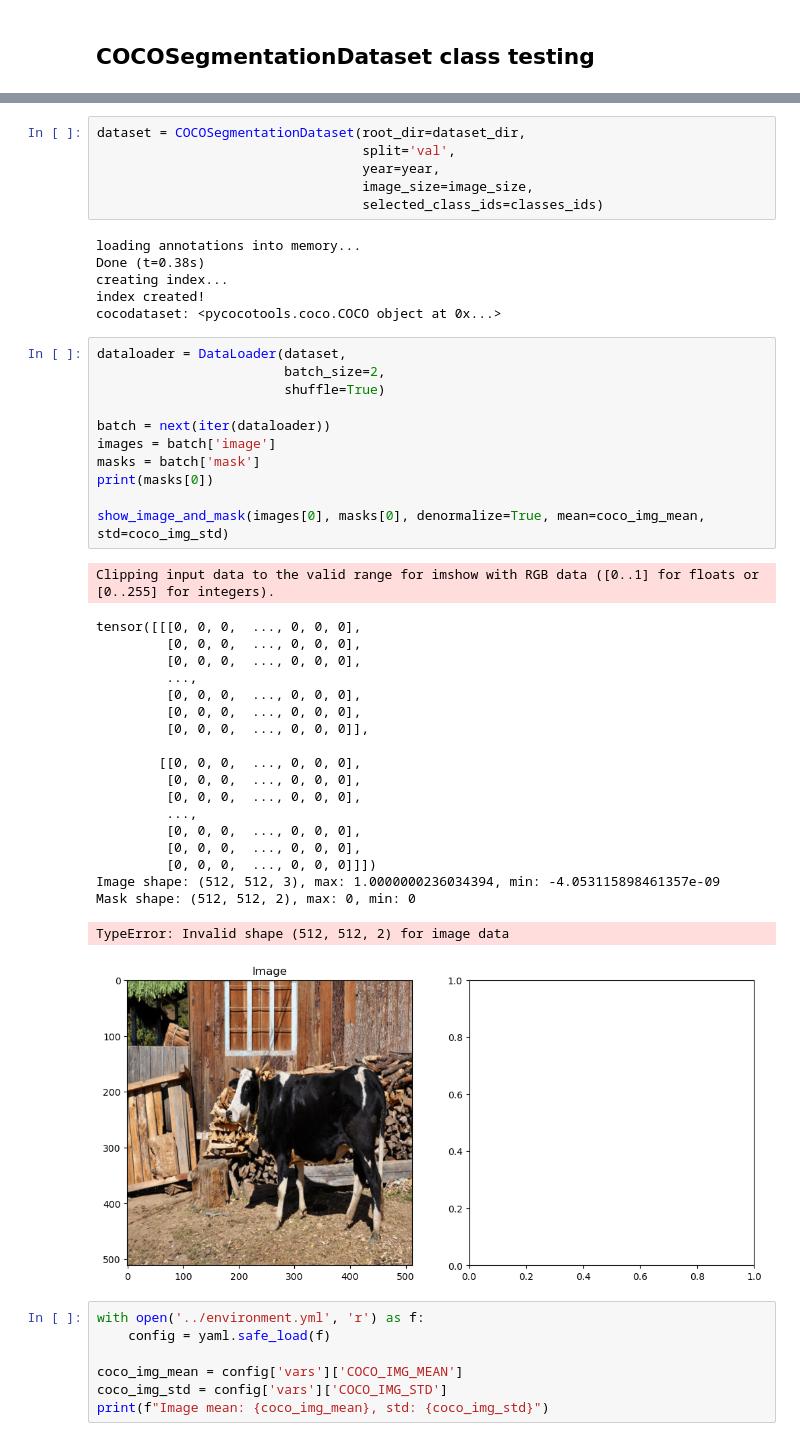
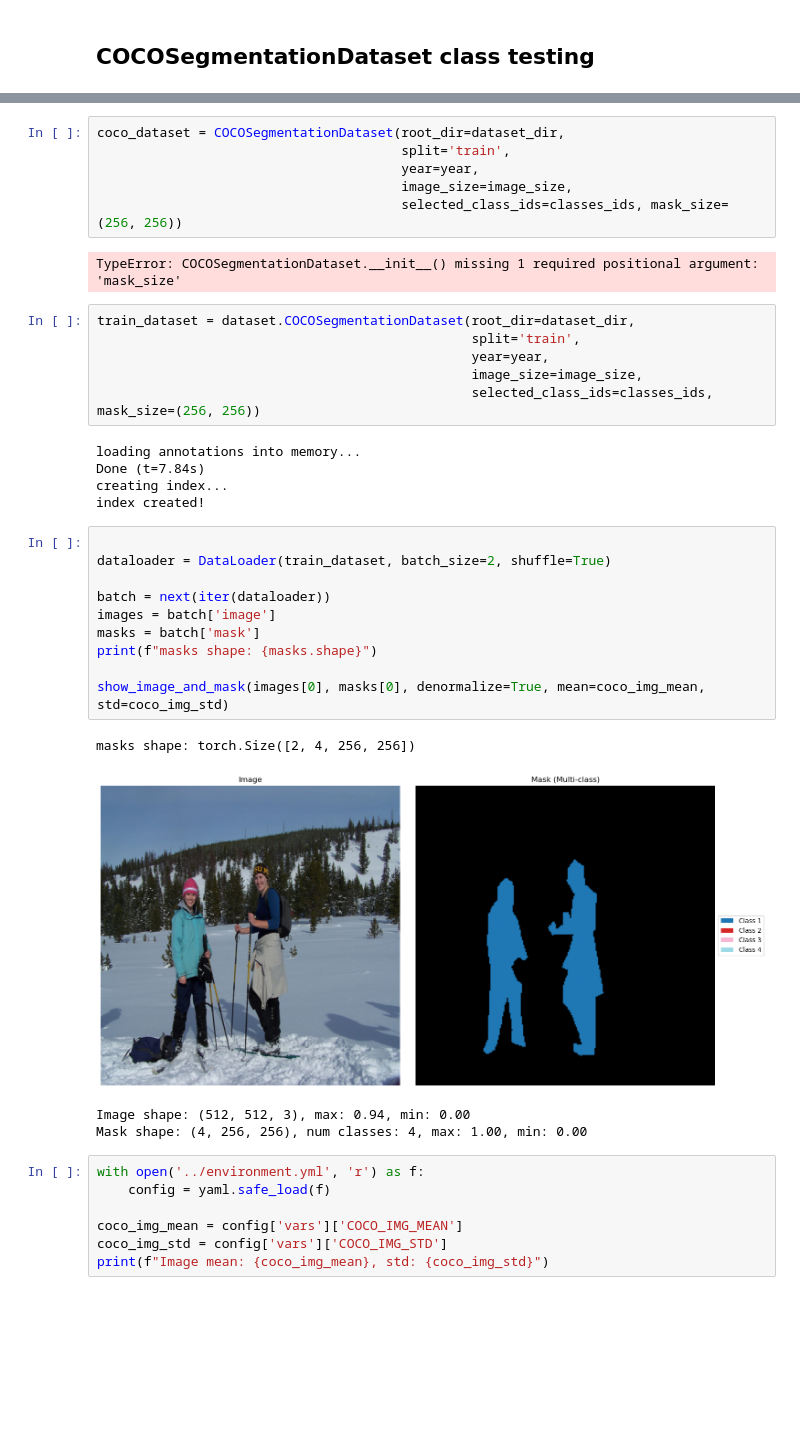
Before and after one commit to CIIC-C-T-Polytechnic-of-Leiria/InPainTor, a Jupyter notebook: notebooks/9_COCO_dataset_download_analysis.ipynb, the cells around one changed output, grey strips where cells are left out. Saved outputs shown, nothing was run; the diff lists cells and outputs as text; blank space fills up the shorter version.

Commit message:
Notebook to visualize and troubleshoot COCODataset class

```diff
--- a/notebooks/9_COCO_dataset_download_analysis.ipynb
+++ b/notebooks/9_COCO_dataset_download_analysis.ipynb
@@ -62,47 +120,37 @@ classes_ids = [0, 1]  # Person and bicycle
 # %%
-dataset = COCOSegmentationDataset(root_dir=dataset_dir,
-                                  split='val',
-                                  year=year,
-                                  image_size=image_size,
-                                  selected_class_ids=classes_ids)
+coco_dataset = COCOSegmentationDataset(root_dir=dataset_dir,
+                                       split='train',
+                                       year=year,
+                                       image_size=image_size,
+                                       selected_class_ids=classes_ids, mask_size=(256, 256))
 # %% [output]
-loading annotations into memory...
-Done (t=0.38s)
-creating index...
-index created!
-cocodataset: <pycocotools.coco.COCO object at 0x...>
+TypeError: COCOSegmentationDataset.__init__() missing 1 required positional argument: 'mask_size'
+# %%
+train_dataset = dataset.COCOSegmentationDataset(root_dir=dataset_dir,
+                                                split='train',
+                                                year=year,
+                                                image_size=image_size,
+                                                selected_class_ids=classes_ids, mask_size=(256, 256))
+# %% [output]
+loading annotations into memory...
+Done (t=7.84s)
+creating index...
+index created!
 # %%
-dataloader = DataLoader(dataset,
-                        batch_size=2,
-                        shuffle=True)
+
+dataloader = DataLoader(train_dataset, batch_size=2, shuffle=True)
 
 batch = next(iter(dataloader))
 images = batch['image']
 masks = batch['mask']
-print(masks[0])
+print(f"masks shape: {masks.shape}")
 
 show_image_and_mask(images[0], masks[0], denormalize=True, mean=coco_img_mean, std=coco_img_std)
 # %% [output]
-Clipping input data to the valid range for imshow with RGB data ([0..1] for floats or [0..255] for integers).
+masks shape: torch.Size([2, 4, 256, 256])
+[figure, new version]
-tensor([[[0, 0, 0,  ..., 0, 0, 0],
-         [0, 0, 0,  ..., 0, 0, 0],
-         [0, 0, 0,  ..., 0, 0, 0],
-         ...,
-         [0, 0, 0,  ..., 0, 0, 0],
-         [0, 0, 0,  ..., 0, 0, 0],
-         [0, 0, 0,  ..., 0, 0, 0]],
-
-        [[0, 0, 0,  ..., 0, 0, 0],
-         [0, 0, 0,  ..., 0, 0, 0],
-         [0, 0, 0,  ..., 0, 0, 0],
-         ...,
-         [0, 0, 0,  ..., 0, 0, 0],
-         [0, 0, 0,  ..., 0, 0, 0],
-         [0, 0, 0,  ..., 0, 0, 0]]])
-Image shape: (512, 512, 3), max: 1.0000000236034394, min: -4.053115898461357e-09
-Mask shape: (512, 512, 2), max: 0, min: 0
+Image shape: (512, 512, 3), max: 0.94, min: 0.00
+Mask shape: (4, 256, 256), num classes: 4, max: 1.00, min: 0.00
-TypeError: Invalid shape (512, 512, 2) for image data
-[figure, old version]
 # %%
 with open('../environment.yml', 'r') as f:
     config = yaml.safe_load(f)
```
Also changed, not shown: parts of 3 cells of this notebook.
